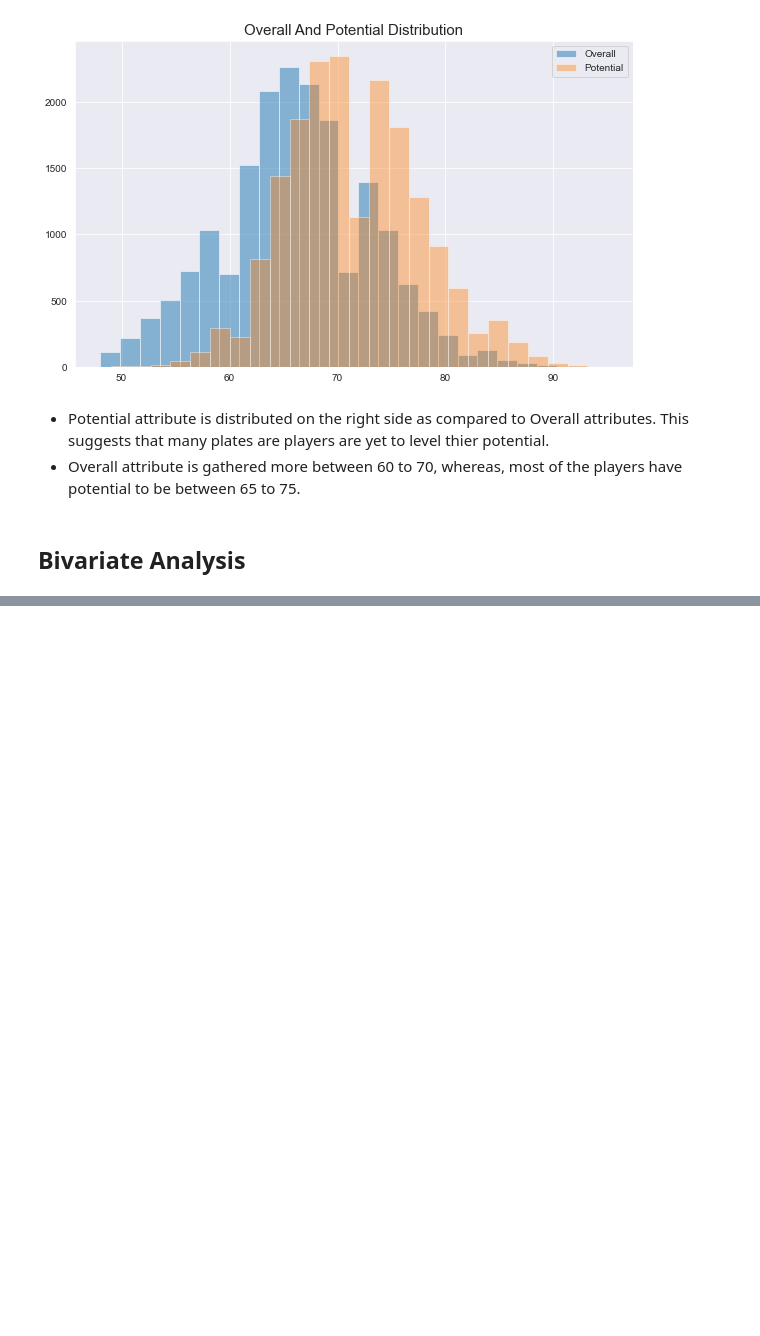
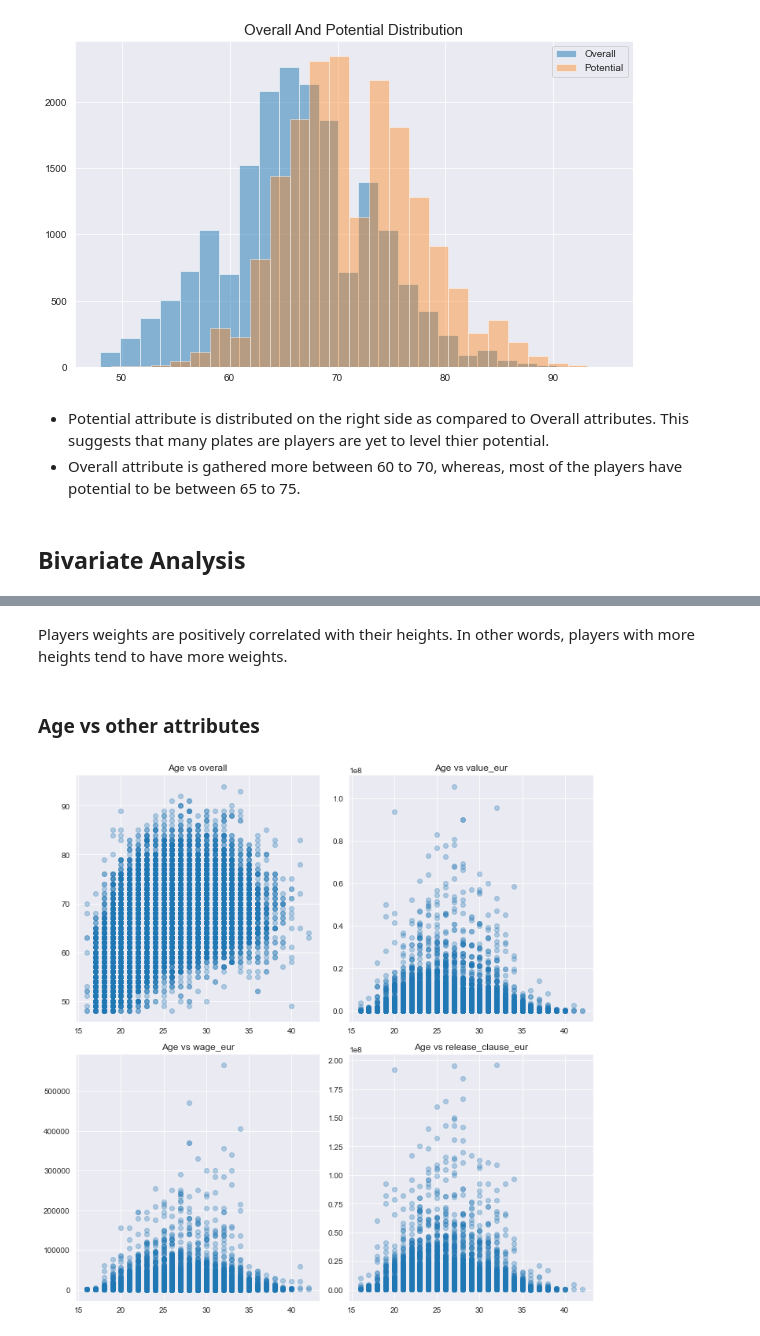
Before and after one commit to mdushetwar/Fifa-Players--EDA-Clustering, a Jupyter notebook: PRCP-1004-Fifa20.ipynb, the cells around one changed output, grey strips where cells are left out. Cells and saved outputs as stored; diff of their text form; code cells hidden in the pictures; blank space fills up the shorter version.

```diff
--- a/PRCP-1004-Fifa20.ipynb
+++ b/PRCP-1004-Fifa20.ipynb
@@ -322,0 +322,17 @@ fifa.head()
+# %% [markdown]
+Players weights are positively correlated with their heights. In other words, players with more heights tend to have more weights.
+# %% [markdown]
+### Age vs other attributes
+# %%
+# columns to compare with Age
+
+columns=['overall', 'value_eur', 'wage_eur', 'release_clause_eur']
+
+fig, ax=plt.subplots(2,2, figsize=(10,10))
+
+for col, ax in zip(columns, ax.flatten()):
+    ax.scatter(fifa['age'], fifa[col], alpha=0.3)
+    ax.set_title('Age vs {}'.format(col))
+plt.tight_layout()
+# %% [output]
+[figure, added]
```
Also changed, not shown: parts of 7 cells of this notebook.
